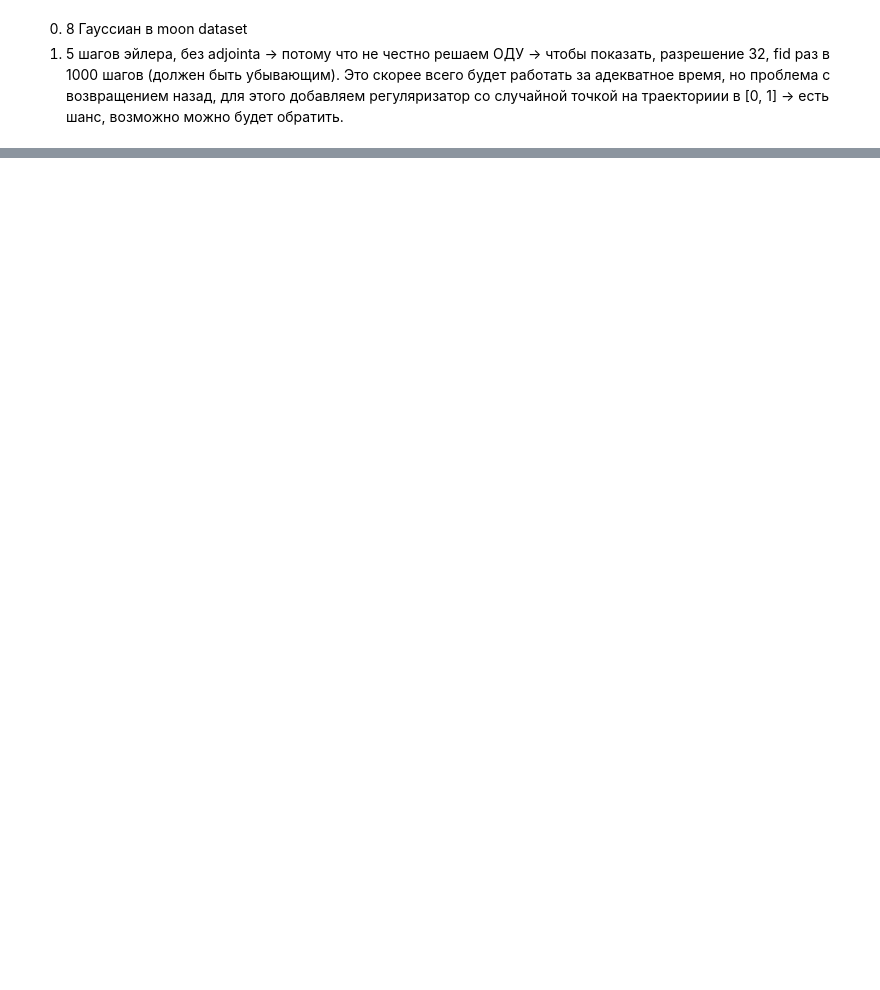
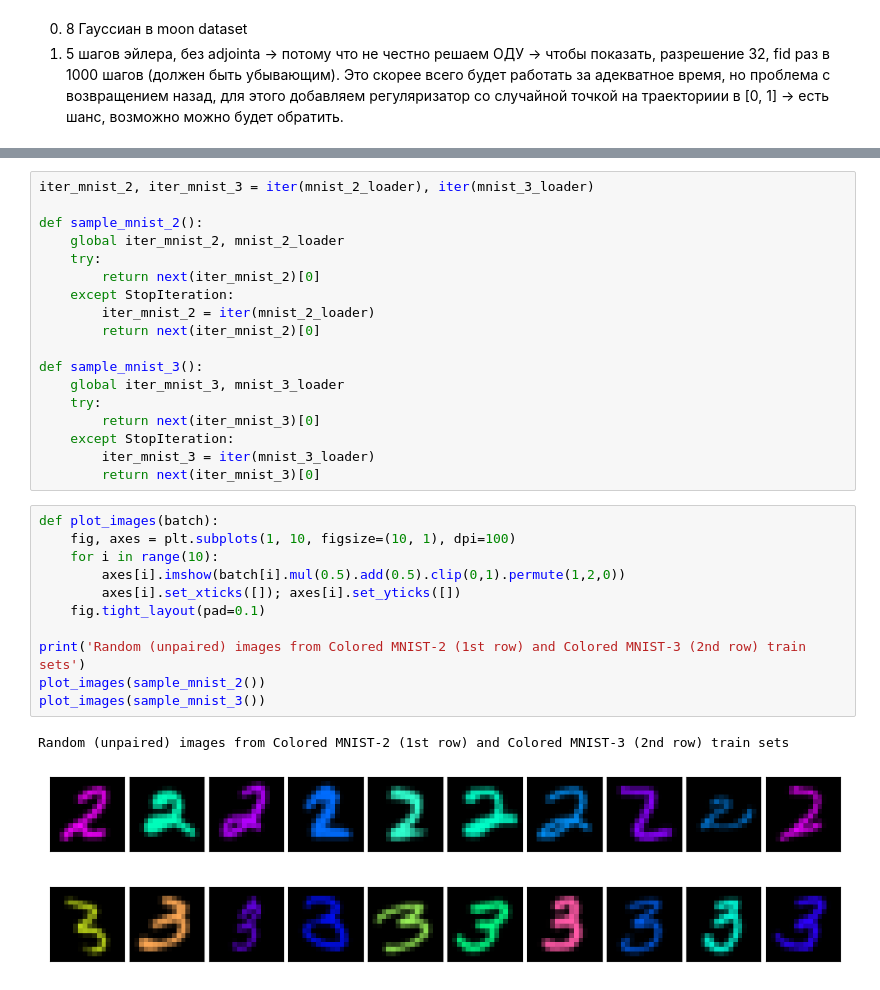
Before and after one commit to David-cripto/ODE_for_Neural_Optimal_Transport, a Jupyter notebook: notebooks/baseline.ipynb, the cells around one changed output, grey strips where cells are left out. Drawn from its saved outputs; the diff is of its cells as text; blank space fills up the shorter version.

```diff
--- a/notebooks/baseline.ipynb
+++ b/notebooks/baseline.ipynb
@@ -926,0 +150,33 @@ init networks
+# %%
+iter_mnist_2, iter_mnist_3 = iter(mnist_2_loader), iter(mnist_3_loader)
+
+def sample_mnist_2():
+    global iter_mnist_2, mnist_2_loader
+    try:
+        return next(iter_mnist_2)[0]
+    except StopIteration:
+        iter_mnist_2 = iter(mnist_2_loader)
+        return next(iter_mnist_2)[0]
+
+def sample_mnist_3():
+    global iter_mnist_3, mnist_3_loader
+    try:
+        return next(iter_mnist_3)[0]
+    except StopIteration:
+        iter_mnist_3 = iter(mnist_3_loader)
+        return next(iter_mnist_3)[0]
+# %%
+def plot_images(batch):
+    fig, axes = plt.subplots(1, 10, figsize=(10, 1), dpi=100)
+    for i in range(10):
+        axes[i].imshow(batch[i].mul(0.5).add(0.5).clip(0,1).permute(1,2,0))
+        axes[i].set_xticks([]); axes[i].set_yticks([])
+    fig.tight_layout(pad=0.1)
+
+print('Random (unpaired) images from Colored MNIST-2 (1st row) and Colored MNIST-3 (2nd row) train sets')
+plot_images(sample_mnist_2())
+plot_images(sample_mnist_3())
+# %% [output]
+Random (unpaired) images from Colored MNIST-2 (1st row) and Colored MNIST-3 (2nd row) train sets
+[figure, added]
+[figure, added]
```
Also changed, not shown: parts of 50 cells of this notebook, 2 other files.
